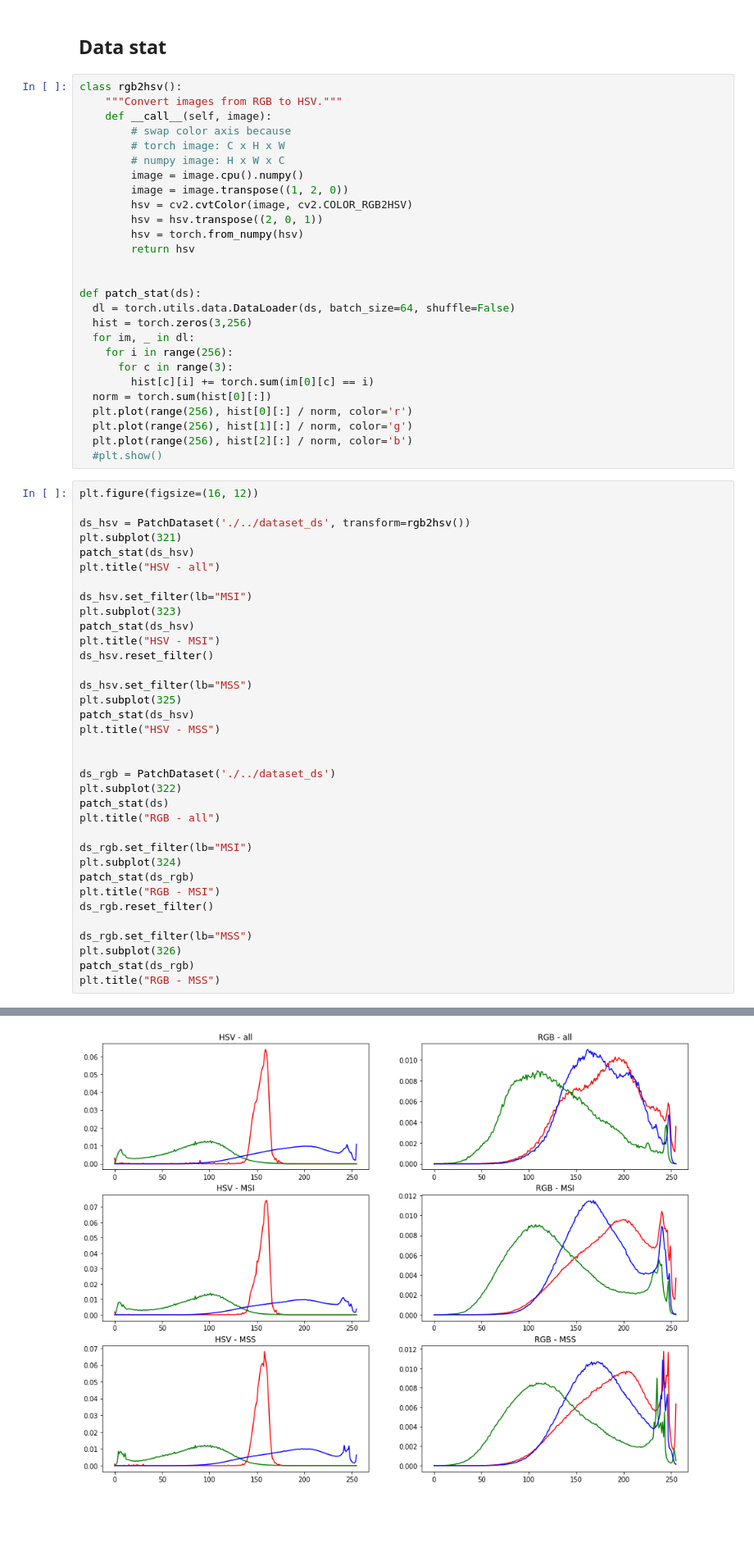
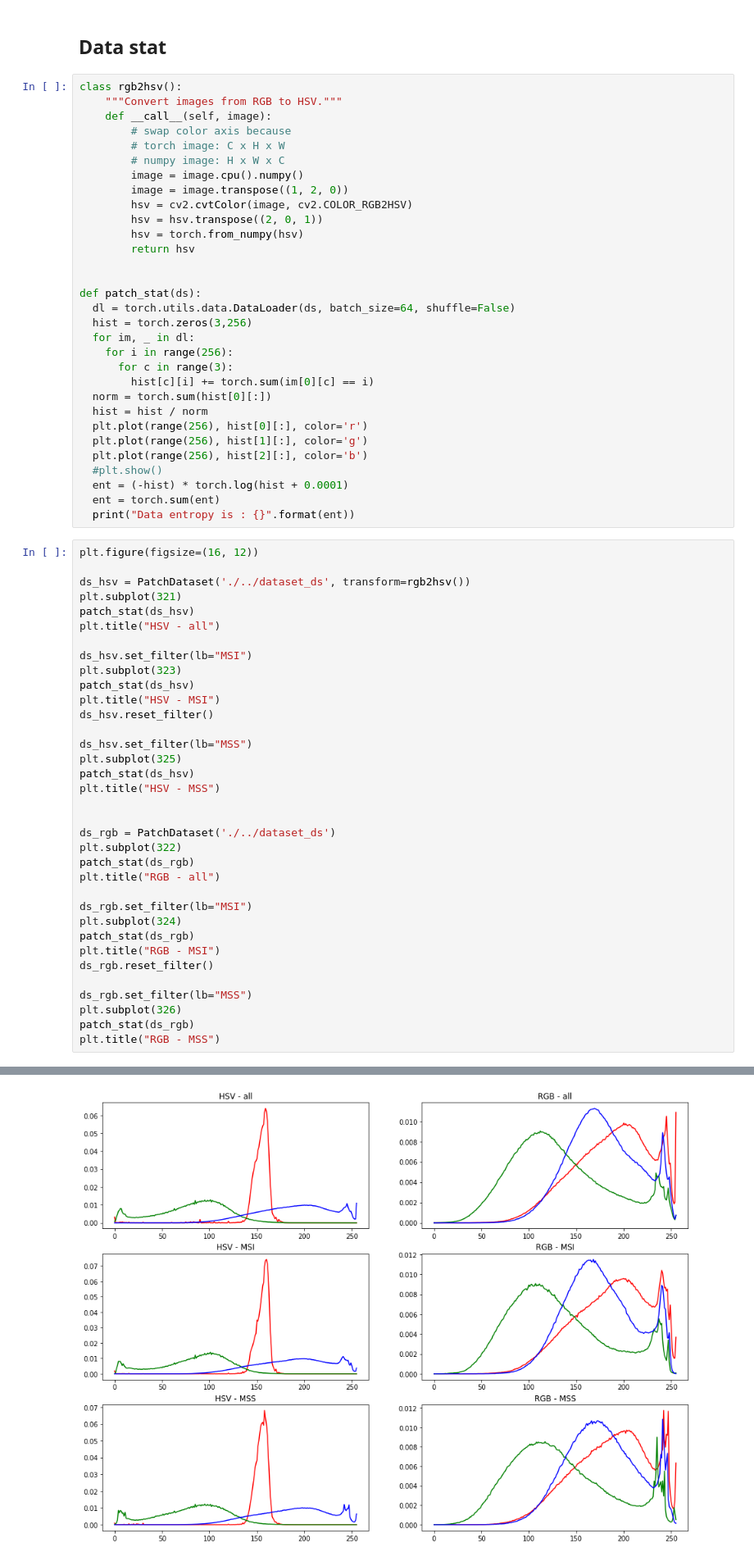
Before and after one commit to mocedon/VISL_project, a Jupyter notebook: Project_jupyter.ipynb, the cells around one changed output, grey strips where cells are left out. Shown at 82% size. Drawn from its saved outputs; the diff is of its cells as text; blank space fills up the shorter version.

```diff
--- a/Project_jupyter.ipynb
+++ b/Project_jupyter.ipynb
@@ -269,10 +269,14 @@ def patch_stat(ds):
       for c in range(3):
         hist[c][i] += torch.sum(im[0][c] == i)
   norm = torch.sum(hist[0][:])
-  plt.plot(range(256), hist[0][:] / norm, color='r')
-  plt.plot(range(256), hist[1][:] / norm, color='g')
-  plt.plot(range(256), hist[2][:] / norm, color='b')
+  hist = hist / norm
+  plt.plot(range(256), hist[0][:], color='r')
+  plt.plot(range(256), hist[1][:], color='g')
+  plt.plot(range(256), hist[2][:], color='b')
   #plt.show()
+  ent = (-hist) * torch.log(hist + 0.0001)
+  ent = torch.sum(ent)
+  print("Data entropy is : {}".format(ent))
 # %%
 plt.figure(figsize=(16, 12))
 
@@ -295,7 +299,7 @@ plt.title("HSV - MSS")
 
 ds_rgb = PatchDataset('./../dataset_ds')
 plt.subplot(322)
-patch_stat(ds)
+patch_stat(ds_rgb)
 plt.title("RGB - all")
 
 ds_rgb.set_filter(lb="MSI")
@@ -314,5 +324,5 @@ found 4000
 Text(0.5, 1.0, 'RGB - MSS')
-[figure, old version]
+[figure, new version]
 # %% [markdown]
 ## Feature dimensaion reduction
 # %%
```
Also changed, not shown: parts of 5 cells of this notebook.
